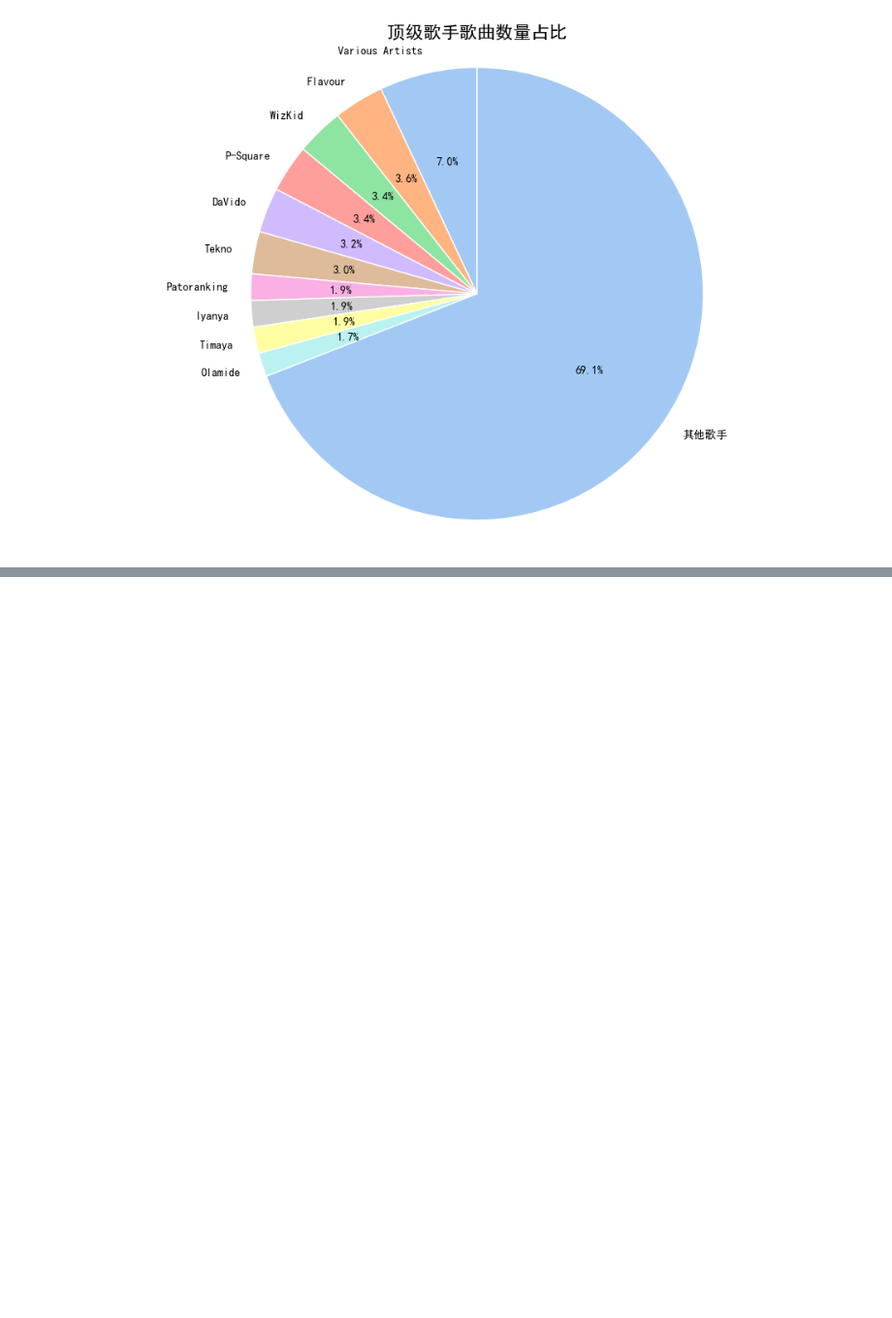
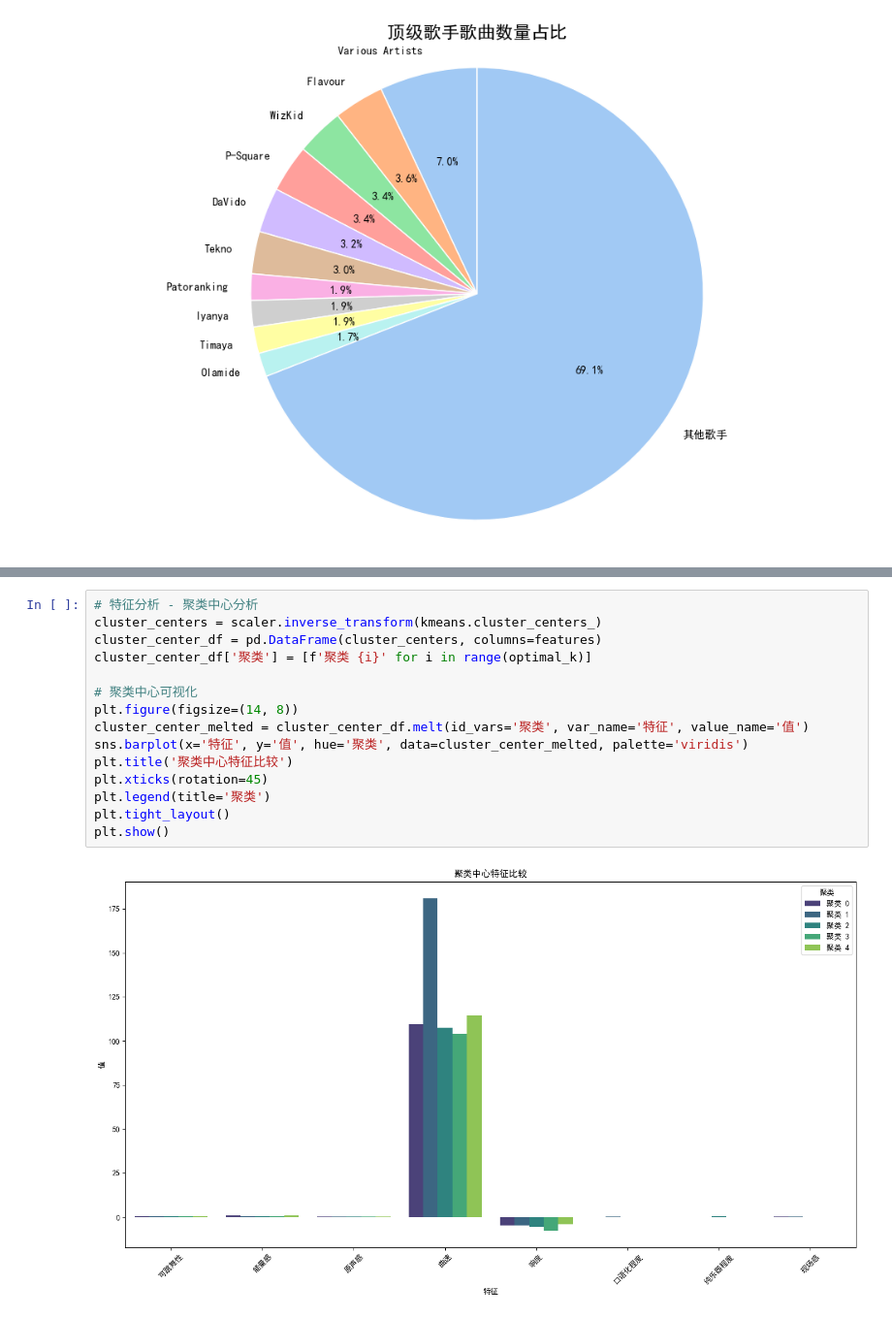
Before and after one commit to chenwenhao2025/xxqzy1, a Jupyter notebook: xxqdm1.1.ipynb, the cells around one changed output, grey strips where cells are left out. Shown at 97% size. Saved outputs shown, nothing was run; the diff lists cells and outputs as text; blank space fills up the shorter version.

```diff
--- a/xxqdm1.1.ipynb
+++ b/xxqdm1.1.ipynb
@@ -225,0 +287,17 @@ plt.show()
+# %%
+# 特征分析 - 聚类中心分析
+cluster_centers = scaler.inverse_transform(kmeans.cluster_centers_)
+cluster_center_df = pd.DataFrame(cluster_centers, columns=features)
+cluster_center_df['聚类'] = [f'聚类 {i}' for i in range(optimal_k)]
+
+# 聚类中心可视化
+plt.figure(figsize=(14, 8))
+cluster_center_melted = cluster_center_df.melt(id_vars='聚类', var_name='特征', value_name='值')
+sns.barplot(x='特征', y='值', hue='聚类', data=cluster_center_melted, palette='viridis')
+plt.title('聚类中心特征比较')
+plt.xticks(rotation=45)
+plt.legend(title='聚类')
+plt.tight_layout()
+plt.show()
+# %% [output]
+[figure, added]
```
Also changed, not shown: parts of 5 cells of this notebook.
